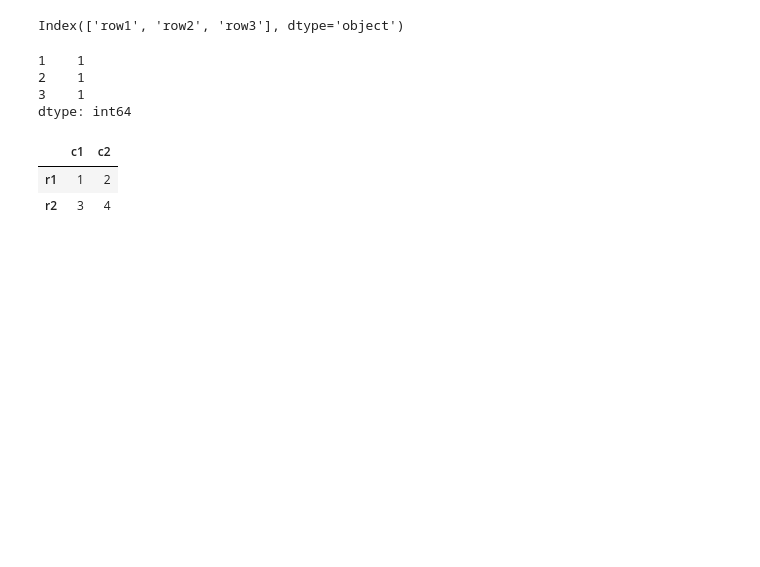
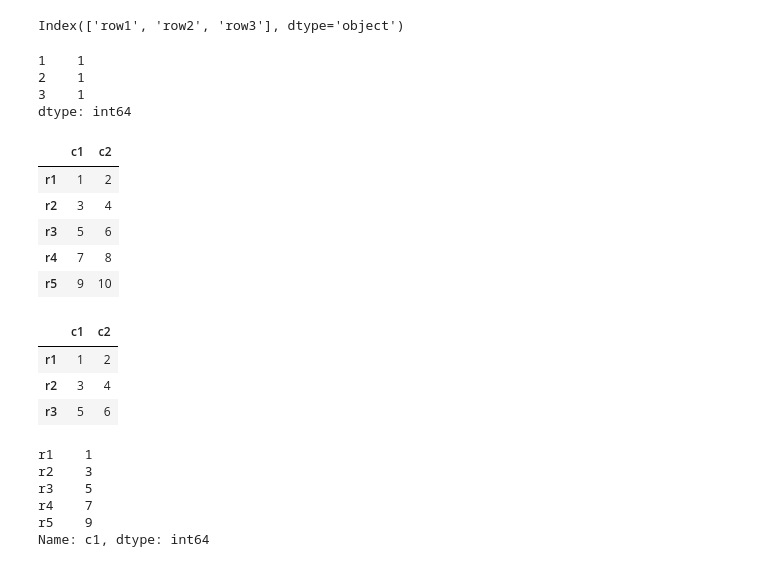
Before and after one commit to mohsenahmadi2003/Machine-Learning, a Jupyter notebook: Pandas.ipynb, the cells around one changed output. Drawn from its saved outputs; the diff is of its cells as text; code cells hidden in the pictures; blank space fills up the shorter version.

```diff
--- a/Pandas.ipynb
+++ b/Pandas.ipynb
@@ -33,9 +33,28 @@ s.value_counts()
 3    1
 dtype: int64
 # %%
-d = pd.DataFrame([[1,2], [3,4]], index=["r1", "r2"], columns=["c1", "c2"])
+d = pd.DataFrame([[1,2], [3,4], [5,6], [7,8], [9,10]], index=["r1", "r2", "r3", "r4", "r5"], columns=["c1", "c2"])
 d
 # %% [output]
 |  | c1 | c2 |
 | r1 | 1 | 2 |
 | r2 | 3 | 4 |
+| r3 | 5 | 6 |
+| r4 | 7 | 8 |
+| r5 | 9 | 10 |
+# %%
+d[0:3]
+# %% [output]
+|  | c1 | c2 |
+| r1 | 1 | 2 |
+| r2 | 3 | 4 |
+| r3 | 5 | 6 |
+# %%
+d['c1']
+# %% [output]
+r1    1
+r2    3
+r3    5
+r4    7
+r5    9
+Name: c1, dtype: int64
```
Also changed, not shown: parts of 23 cells of this notebook.
